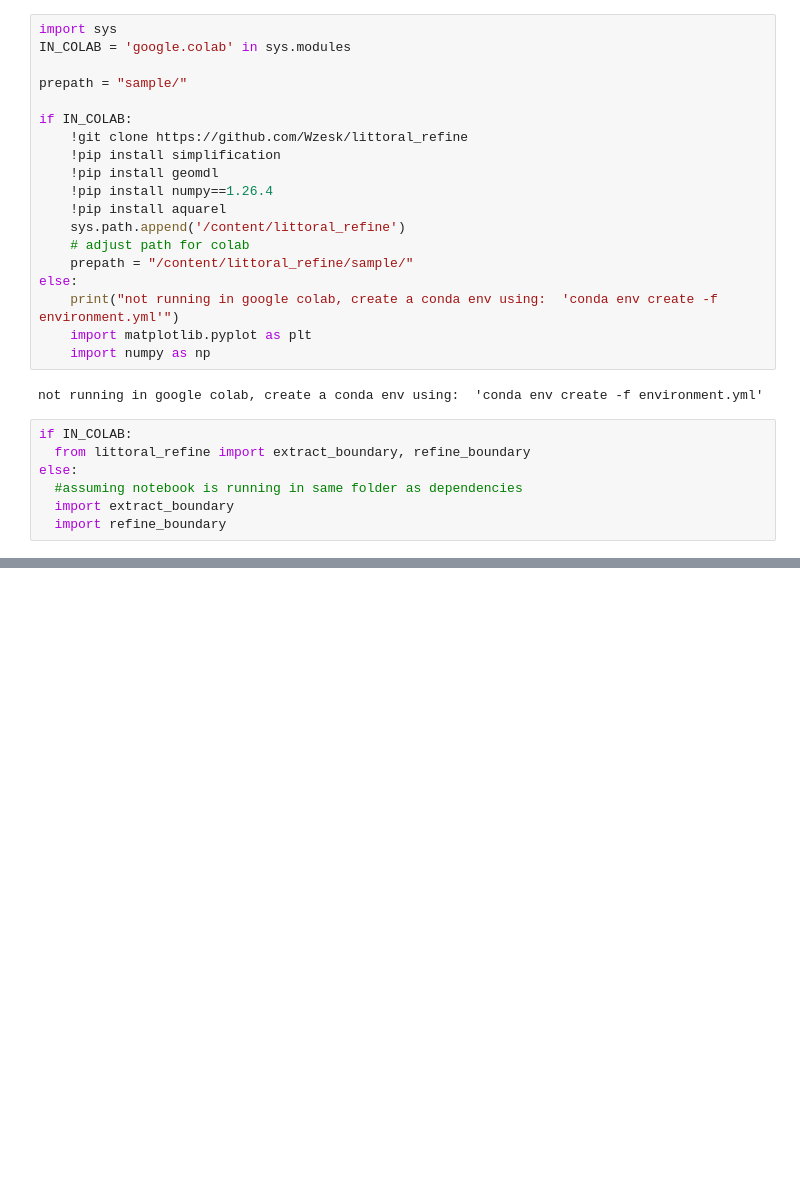
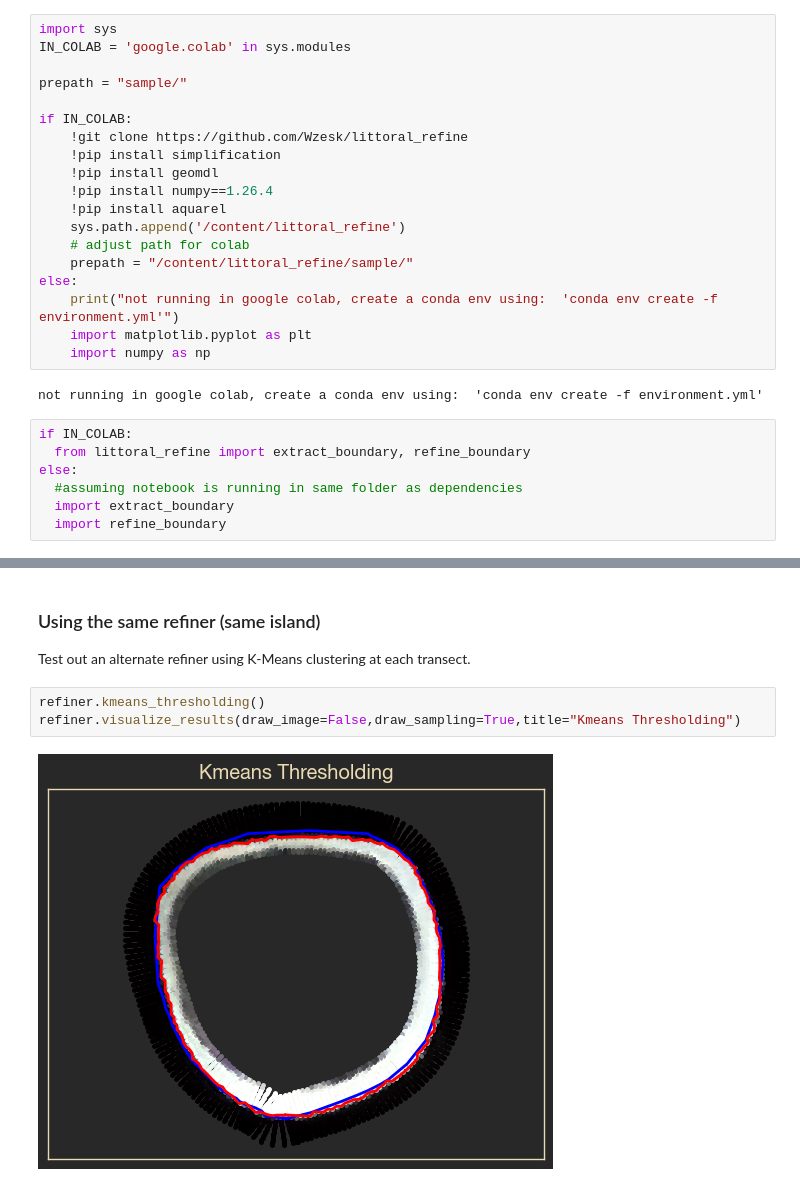
Before and after one commit to Wzesk/coastal_geotools_demo, a Jupyter notebook: sample_shoreline_refinement.ipynb, the cells around one changed output, grey strips where cells are left out. Drawn from its saved outputs; the diff is of its cells as text; blank space fills up the shorter version.

```diff
--- a/sample_shoreline_refinement.ipynb
+++ b/sample_shoreline_refinement.ipynb
@@ -163,0 +76,9 @@ contours_wi, t_wi,lens
+# %% [markdown]
+### Using the same refiner (same island)
+
+Test out an alternate refiner using K-Means clustering at each transect.
+# %%
+refiner.kmeans_thresholding()
+refiner.visualize_results(draw_image=False,draw_sampling=True,title="Kmeans Thresholding")
+# %% [output]
+[figure, added]
```
Also changed, not shown: parts of 42 cells of this notebook, 9 other files.
